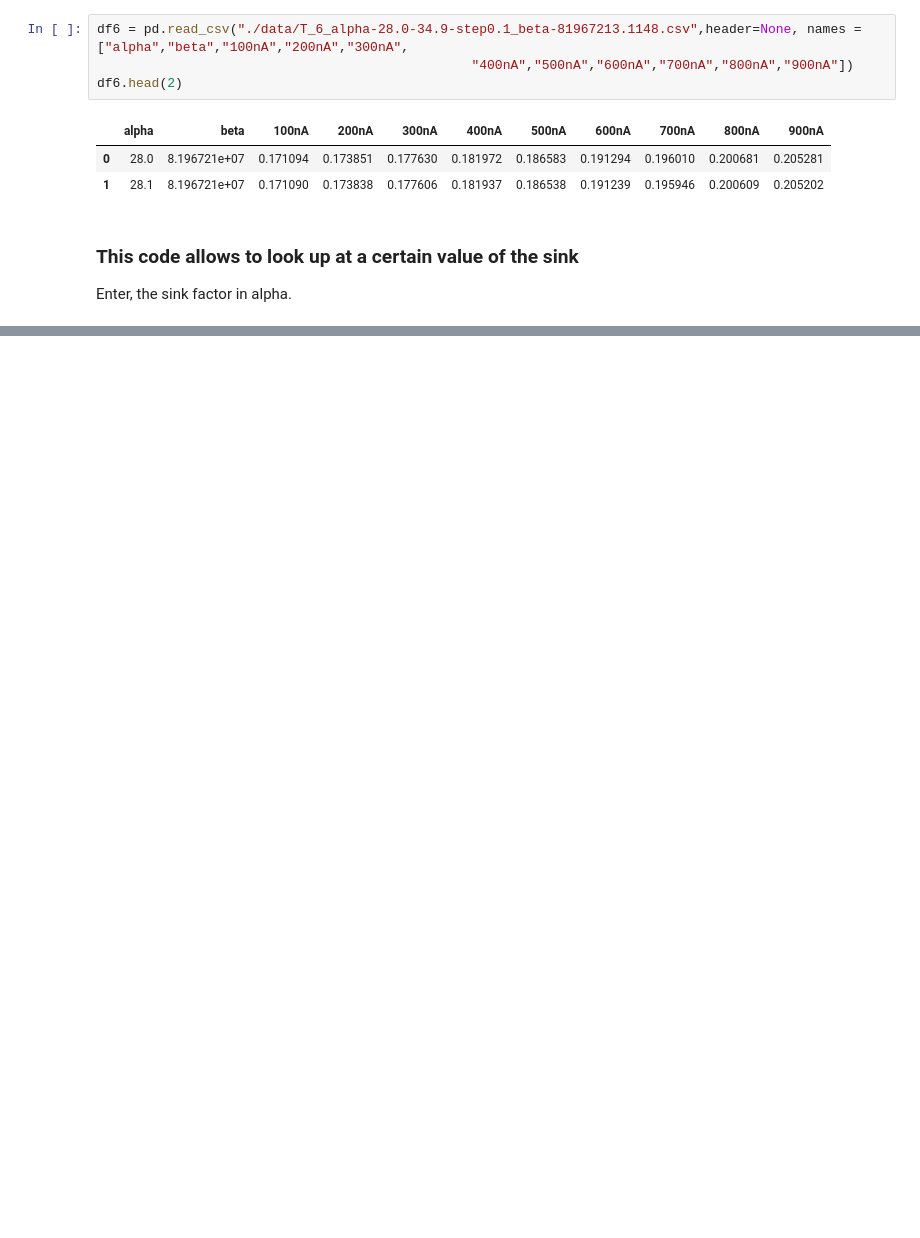
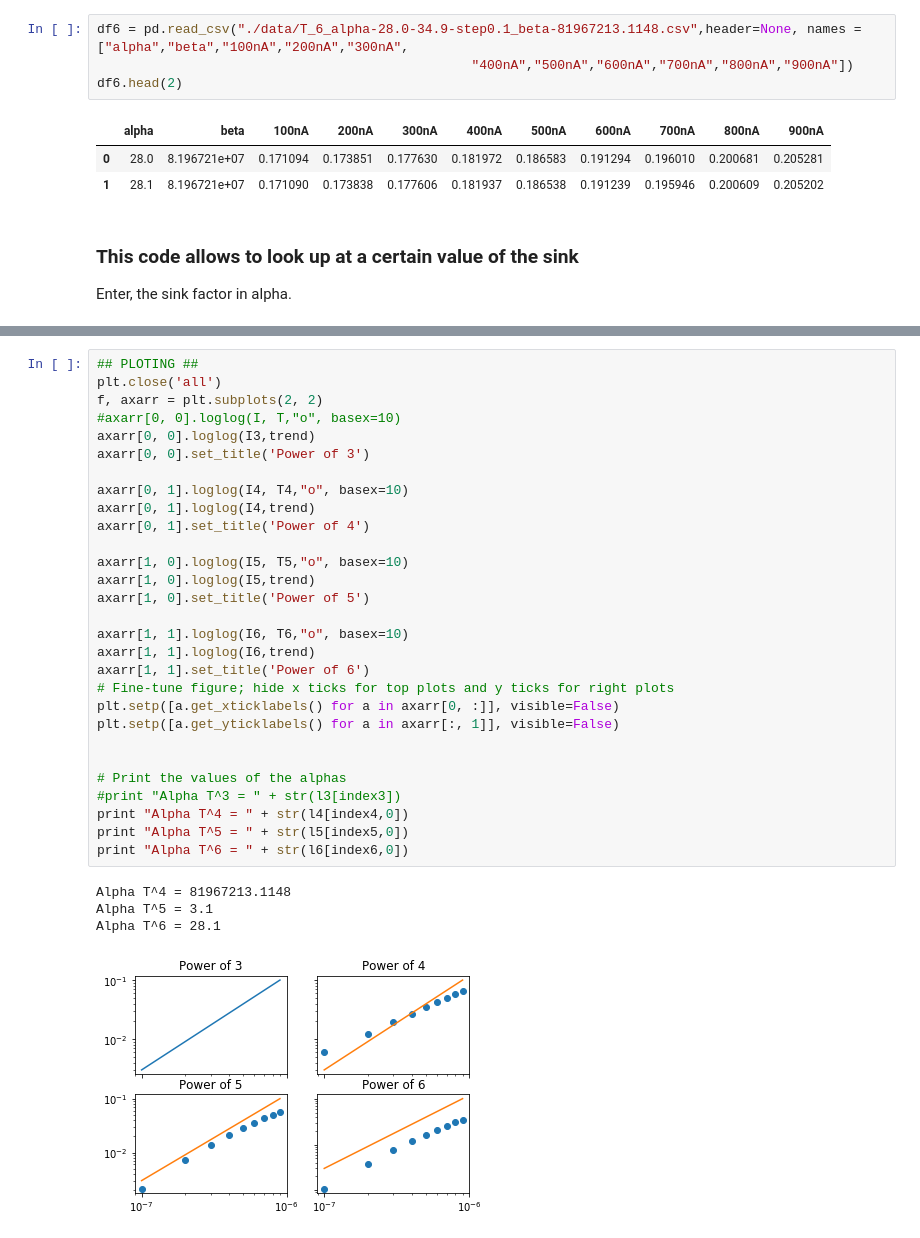
Before and after one commit to paulthulstrup/moose, a Jupyter notebook: modules/thermopower_diffusion/billiald_analysis.ipynb, the cells around one changed output, grey strips where cells are left out. Drawn from its saved outputs; the diff is of its cells as text; blank space fills up the shorter version.

```diff
--- a/modules/thermopower_diffusion/billiald_analysis.ipynb
+++ b/modules/thermopower_diffusion/billiald_analysis.ipynb
@@ -131,0 +110,34 @@ Alpha T^6 = 28.1
+# %%
+## PLOTING ##
+plt.close('all')
+f, axarr = plt.subplots(2, 2)
+#axarr[0, 0].loglog(I, T,"o", basex=10)
+axarr[0, 0].loglog(I3,trend)
+axarr[0, 0].set_title('Power of 3')
+
+axarr[0, 1].loglog(I4, T4,"o", basex=10)
+axarr[0, 1].loglog(I4,trend)
+axarr[0, 1].set_title('Power of 4')
+
+axarr[1, 0].loglog(I5, T5,"o", basex=10)
+axarr[1, 0].loglog(I5,trend)
+axarr[1, 0].set_title('Power of 5')
+
+axarr[1, 1].loglog(I6, T6,"o", basex=10)
+axarr[1, 1].loglog(I6,trend)
+axarr[1, 1].set_title('Power of 6')
+# Fine-tune figure; hide x ticks for top plots and y ticks for right plots
+plt.setp([a.get_xticklabels() for a in axarr[0, :]], visible=False)
+plt.setp([a.get_yticklabels() for a in axarr[:, 1]], visible=False)
+
+
+# Print the values of the alphas
+#print "Alpha T^3 = " + str(l3[index3])
+print "Alpha T^4 = " + str(l4[index4,0])
+print "Alpha T^5 = " + str(l5[index5,0])
+print "Alpha T^6 = " + str(l6[index6,0])
+# %% [output]
+Alpha T^4 = 81967213.1148
+Alpha T^5 = 3.1
+Alpha T^6 = 28.1
+[figure, added]
```
Also changed, not shown: parts of 4 cells of this notebook, 3 other files.
